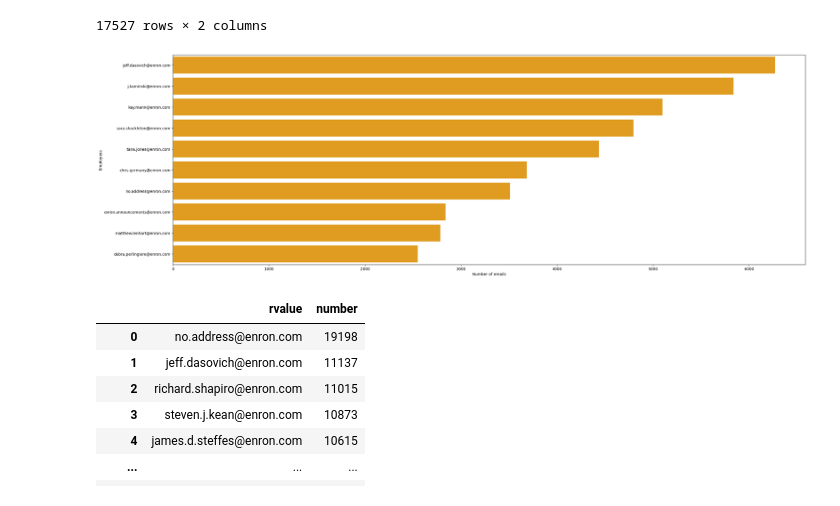
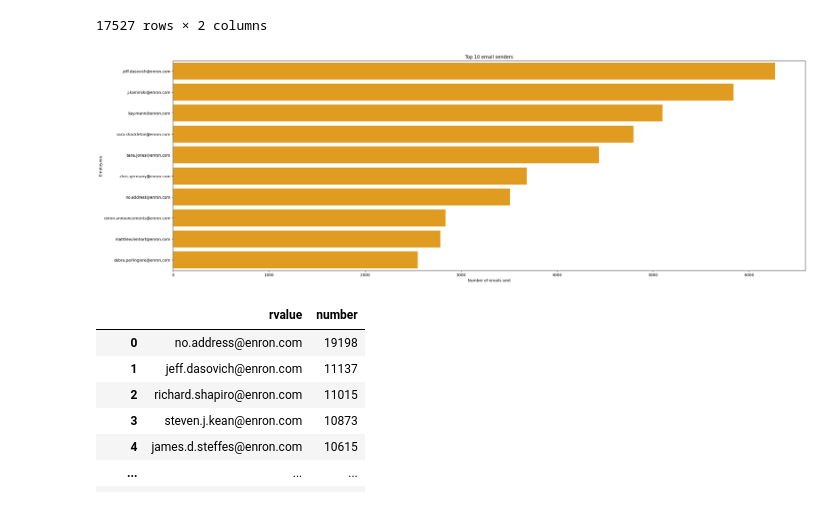
Before and after one commit to Vincentlee777/Programming_assignment, a Jupyter notebook: Business_Report.ipynb, the cells around one changed output. Cells and saved outputs as stored; diff of their text form; code cells hidden in the pictures.

```diff
--- a/Business_Report.ipynb
+++ b/Business_Report.ipynb
@@ -367,20 +368,21 @@ sender_df
 # %%
 #Used to import the seaborn and matplotlib libraries
 import matplotlib.pyplot as plt
 import seaborn as sns
 
 #USed to set the figure size of the graph
 plt.figure(figsize=(30, 10))
 
 #Plot the horizontal bar chart for the sender and sets a limit of 10 for the data used
 sns.barplot(data=sender_df.nlargest(10, 'counter'), y='sender', x='counter', color='orange')
-plt.xlabel('Number of emails')
+plt.xlabel('Number of emails sent')
 plt.ylabel('Employees')
+plt.title('Top 10 email senders')
 
 #Display the chart created
 plt.show()
 # %% [output]
-[figure, old version]
+[figure, new version]
 # %%
 #Most frequent recievers of emails
 sql = """
```
Also changed, not shown: parts of 14 cells of this notebook.
